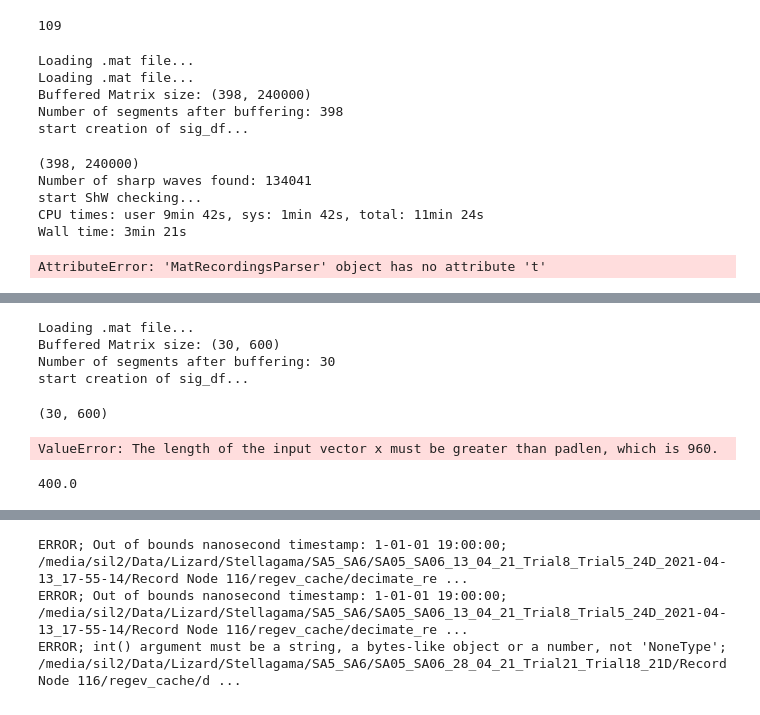
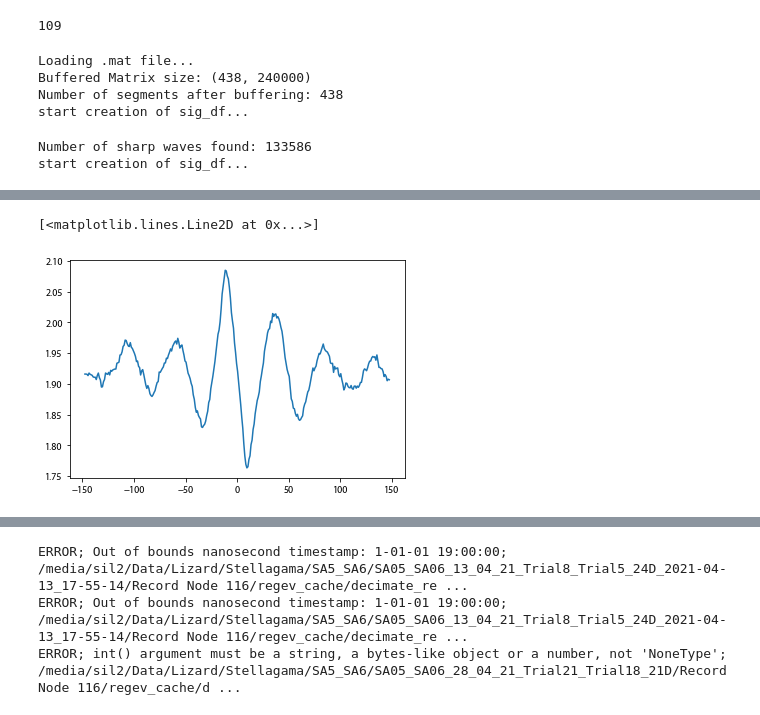
Before and after one commit to regevti/lfp_clustering, a Jupyter notebook: notebooks/sharp_waves.ipynb, the cells around one changed output, grey strips where cells are left out. Saved outputs shown, nothing was run; the diff lists cells and outputs as text; code cells hidden in the pictures.

```diff
--- a/notebooks/sharp_waves.ipynb
+++ b/notebooks/sharp_waves.ipynb
@@ -82,7 +82,7 @@ with open('../output/template_filter.np', 'rb') as f:
     tmpl = np.load(f)
 # %%
 %%time
-p = mats[0]
+p = mats[82]
 i = p.name.find('SA')
 animal_id = p.name[i:i+4]
 rec_id = -4 if p.parts[-3].startswith('Record') else -3
@@ -90,23 +90,17 @@ rec_name = p.parts[rec_id]
 name = (animal_id, rec_name)
 rp = MatRecordingsParser(p.parent.parent.as_posix(), channel=None, is_debug=True, animal_id=animal_id, mat_only=True,
                          window=600, overlap=0.75, wavelet=None, lowpass=40)
-swf = SharpWavesFinder(rp)
-swf.train(mfilt=tmpl[::-1])
-r, t, _ = swf.calc_cycle_sw_rate(wt=20, group_length=150)
-rf = swf.calc_sw_rate(60*60, overlap=0.75, label=None, lights_off_only=True)
-# %% [output]
-Loading .mat file...
-Loading .mat file...
-Buffered Matrix size: (398, 240000)
-Number of segments after buffering: 398
-start creation of sig_df...
-(398, 240000)
-Number of sharp waves found: 134041
-start ShW checking...
-CPU times: user 9min 42s, sys: 1min 42s, total: 11min 24s
-Wall time: 3min 21s
 # %%
+%%time
+swf = SharpWavesFinder(rp, shw_duration=0.8)
+swf.train(mfilt=tmpl[::-1], thresh=0.25)
 r, t, _ = swf.calc_cycle_sw_rate(wt=20, group_length=150)
-rf = swf.calc_sw_rate(60*60, overlap=0.75, label=None, lights_off_only=True)
+# rf = swf.calc_sw_rate(60*60, overlap=0.75, label=None, lights_off_only=True)
+plt.plot(t[2:-2]-t[-1]/2, r[2:-2]/20)
 # %% [output]
-AttributeError: 'MatRecordingsParser' object has no attribute 't'
+Loading .mat file...
+Buffered Matrix size: (438, 240000)
+Number of segments after buffering: 438
+start creation of sig_df...
+Number of sharp waves found: 133586
+start creation of sig_df...
@@ -113,14 +110,2 @@ AttributeError: 'MatRecordingsParser' object has no attribute 't'
+[<matplotlib.lines.Line2D at 0x...>]
+[figure, added]
-# %%
-swf = SharpWavesFinder(rp)
-swf.train(mfilt=tmpl[::-1], i_start=0, i_stop=5000)
-# %% [output]
-Loading .mat file...
-Buffered Matrix size: (30, 600)
-Number of segments after buffering: 30
-start creation of sig_df...
-(30, 600)
-ValueError: The length of the input vector x must be greater than padlen, which is 960.
-# %%
-rp.fs
-# %% [output]
-400.0
```
Also changed, not shown: parts of 24 cells of this notebook, 6 other files.
